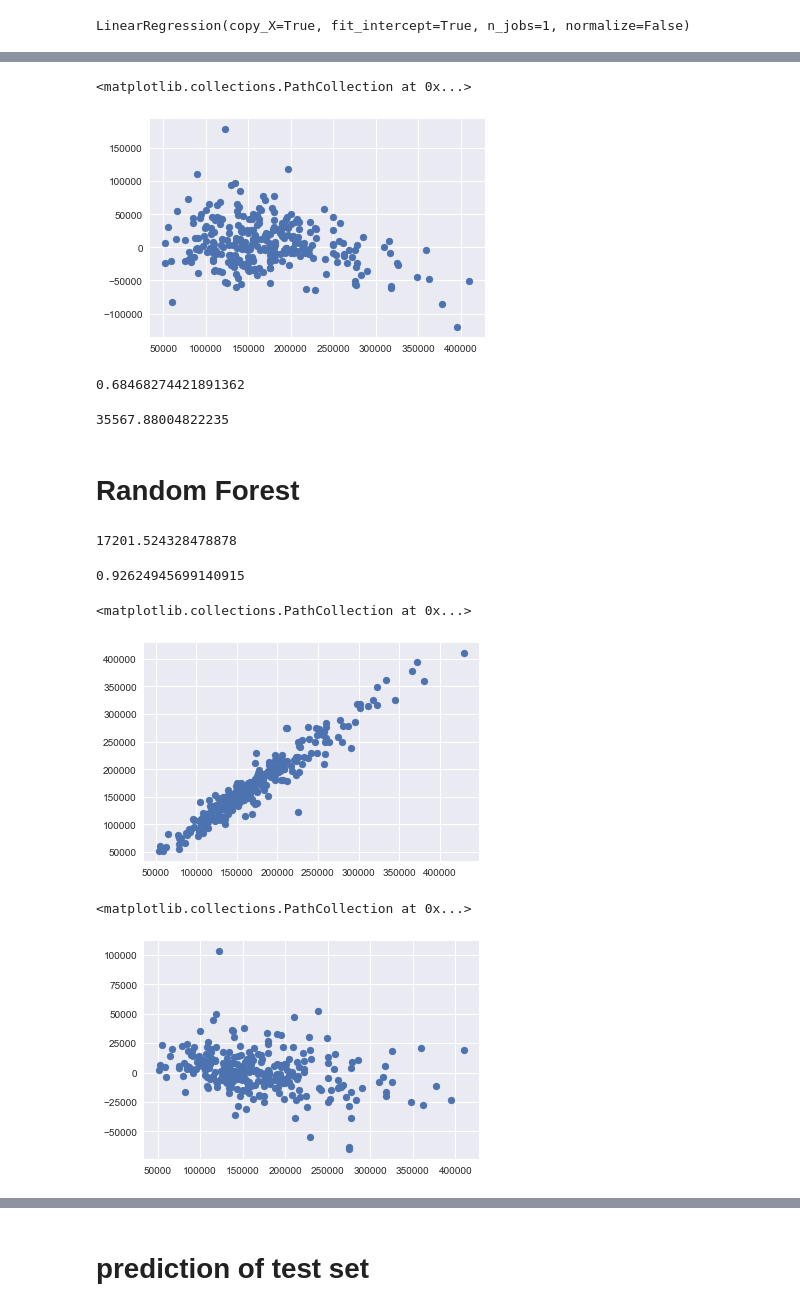
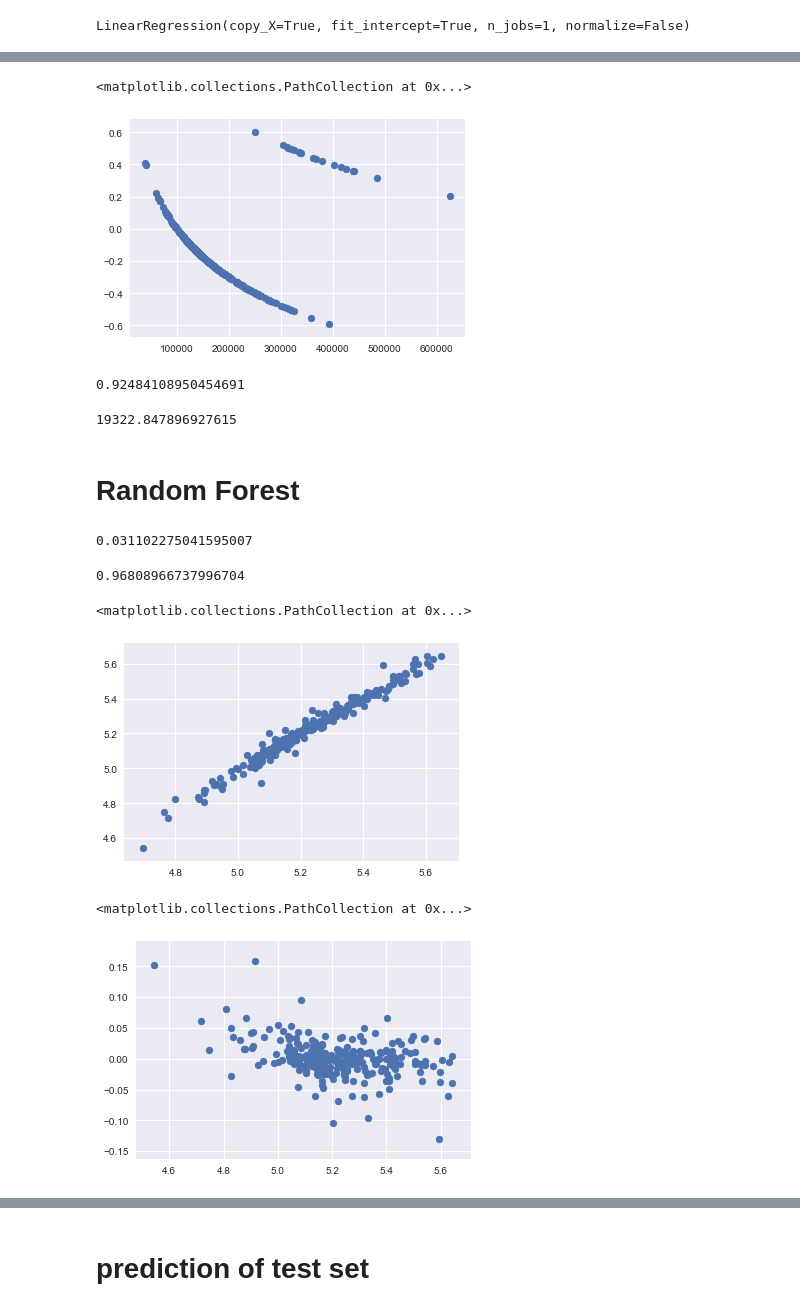
Before and after one commit to mariannapetrova/Kaggle_house-prices, a Jupyter notebook: Houses_ML and submission.ipynb, the cells around one changed output, grey strips where cells are left out. Drawn from its saved outputs; the diff is of its cells as text; code cells hidden in the pictures.

```diff
--- a/Houses_ML and submission.ipynb
+++ b/Houses_ML and submission.ipynb
@@ -6,3 +6,9 @@ import matplotlib.pyplot as plt
 %matplotlib inline
 # %%
 train = pd.read_csv("House_train.csv")
+# %%
+fl =[]
+for i in train.columns:
+    if train[i].dtypes == 'float':
+        fl.append(i)
+fl
@@ -26,3 +43,10 @@ train.SalePrice = train.SalePrice.apply(lambda x: log10(x))
+# %%
+#excludes the insignificant categorials
+y = train.SalePrice.values
+X = train.drop(["SalePrice", "Id", 'GrLivArea', 'BsmtFullBath', 'BsmtHalfBath', 'ExterCond', 'Fireplaces', 'Functional',
+                'GarageCond', 'HalfBath', 'KitchenAbvGr', 'LandSlope', 'MiscVal', 'BsmtUnfSF',  'GarageArea'], axis = 1).values
+#X = train.drop(["SalePrice", "Id", 'GrLivArea', 'BsmtFinSFtot', 'BsmtUnfSF', 'TotalBsmtSF'], axis = 1).drop(features_todrop, axis = 1).values
+#X = train[['GrLivArea', 'OverallQual']].values
 # %%
 from sklearn.cross_validation import train_test_split
 X_train, X_test, y_train, y_test = train_test_split(X, y, test_size = 0.2)
@@ -30,7 +54,7 @@ X_train, X_test, y_train, y_test = train_test_split(X, y, test_size = 0.2)
 # Linear regression
 # %%
 from sklearn.linear_model import LinearRegression
-regressor = LinearRegression()
+regressor = LinearRegression(fit_intercept = True)
 regressor.fit(X_train, y_train)
 # %% [output]
 LinearRegression(copy_X=True, fit_intercept=True, n_jobs=1, normalize=False)
@@ -47,0 +67,5 @@ plt.scatter(y_pred1, y_test)
+# %%
+from math import pow
+y_pr = [ pow(10, x) for x in y_pred ]
+y_te =  [ pow(10, x) for x in y_test ]
+plt.scatter(y_pr, y_te)
@@ -48,23 +75,23 @@ plt.scatter(y_pred1, y_test)
 # %%
 residuals = np.array(y_pred1) - y_test
 # %%
-plt.scatter(y_test, residuals)
+plt.scatter(y_te, residuals)
 # %% [output]
 <matplotlib.collections.PathCollection at 0x...>
-[figure, old version]
+[figure, new version]
 # %%
 from sklearn.metrics import r2_score
-# %%
-r2_score(y_test, y_pred1)
-# %% [output]
-0.68468274421891362
+# %%
+r2_score(y_te, y_pr)
+# %% [output]
+0.92484108950454691
 # %%
 from sklearn.metrics import mean_squared_error
 from math import sqrt
-rms = sqrt(mean_squared_error(y_test, y_pred))
+rms = sqrt(mean_squared_error(y_te, y_pr))
 rms
 # %% [output]
-35567.88004822235
+19322.847896927615
 # %% [markdown]
 # Random Forest
 # %%
@@ -79,21 +106,21 @@ residuals = (np.array(y_pred) - y_test)
 rms = sqrt(mean_squared_error(y_test, y_pred))
 rms
 # %% [output]
-17201.524328478878
+0.031102275041595007
 # %%
 r2_score(y_test, y_pred)
 # %% [output]
-0.92624945699140915
+0.96808966737996704
 # %%
 plt.scatter(y_pred, y_test)
 # %% [output]
 <matplotlib.collections.PathCollection at 0x...>
-[figure, old version]
+[figure, new version]
 # %%
 plt.scatter(y_test, residuals)
 # %% [output]
 <matplotlib.collections.PathCollection at 0x...>
-[figure, old version]
+[figure, new version]
 # %%
 marks = train.drop(['SalePrice', "Id"], axis = 1).columns.tolist()
 # %%
```
Also changed, not shown: parts of 21 cells of this notebook, 3 other files.
